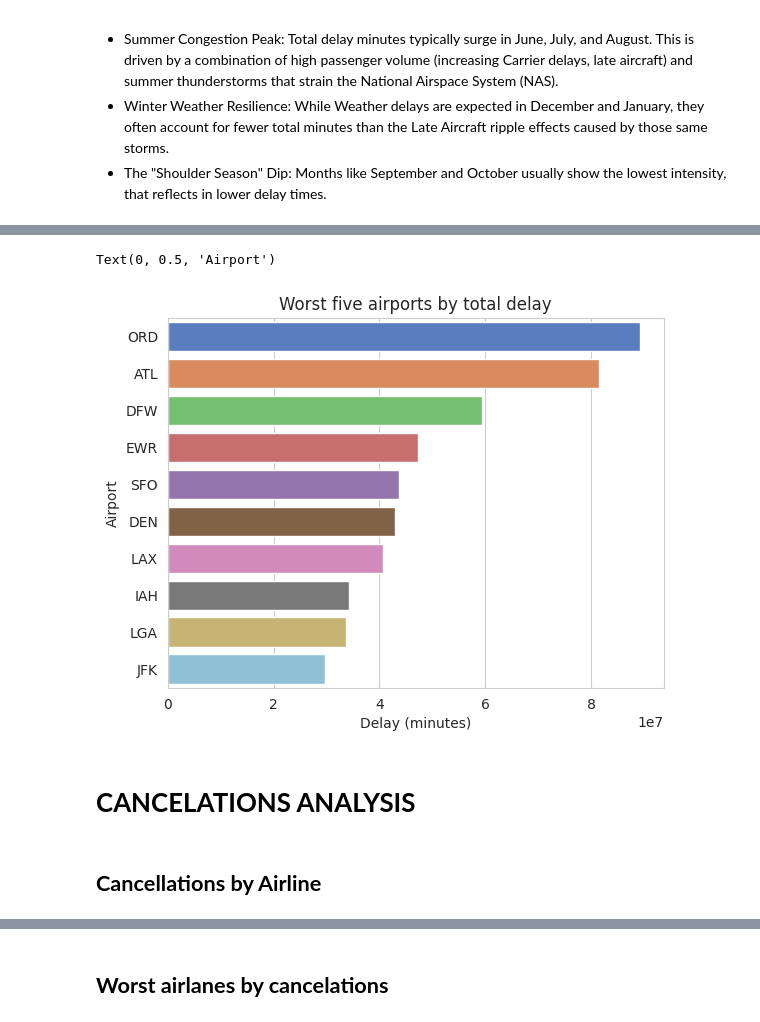
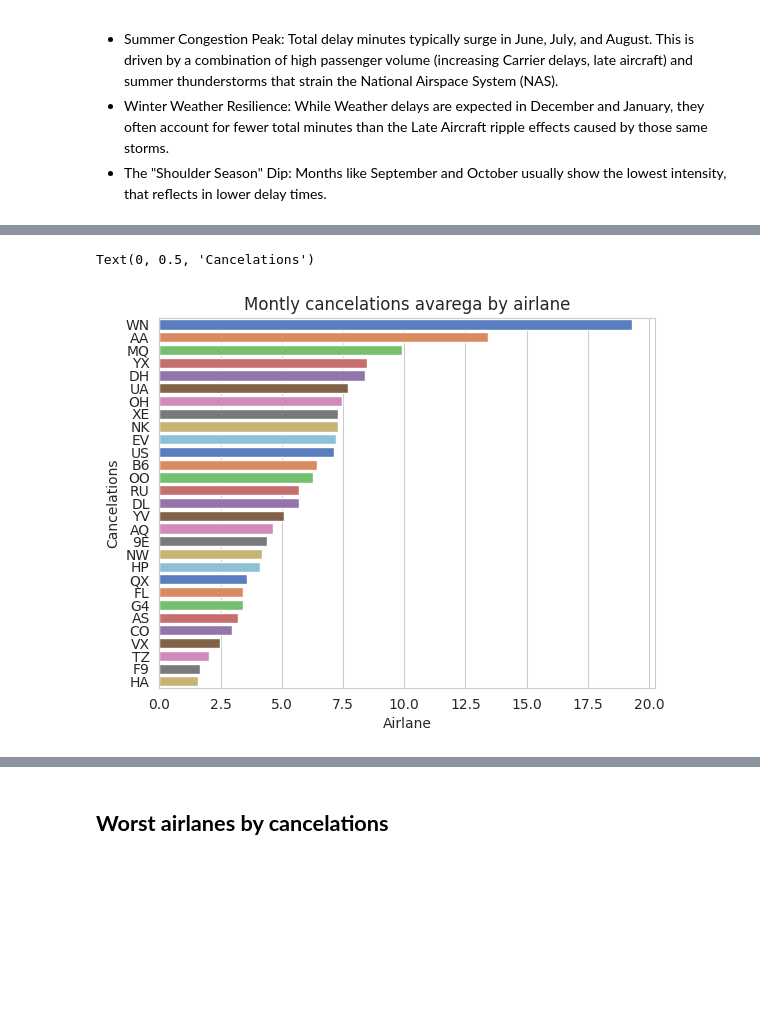
Before and after one commit to vydibot/-Flights-Analysis, a Jupyter notebook: flights-analysis.ipynb, the cells around one changed output, grey strips where cells are left out. Drawn from its saved outputs; the diff is of its cells as text; code cells hidden in the pictures; blank space fills up the shorter version.

Commit message:
Ploting explanation and anaylis | Change in focus for the cancelations analysis from total cancelations to mean of cancelations by airlane

```diff
--- a/flights-analysis.ipynb
+++ b/flights-analysis.ipynb
@@ -393,17 +435,17 @@ Group by airport, sum arr_delay
 # %%
-setArrDelay = df[['airport','arr_delay']]
+setCacelAir = df.dropna(subset = ['carrier', 'carrier_name', 'arr_cancelled'])
 
-sumDelayTop10 = setArrDelay.groupby('airport')['arr_delay'].sum().sort_values(ascending = False).to_frame().head(10)
+setCacelAir = df[['carrier', 'carrier_name', 'arr_cancelled']]
 
-sns.barplot(data=sumDelayTop10, y=sumDelayTop10.index, x="arr_delay", palette="muted", hue=sumDelayTop10.index, legend=False)
+setCacelAir = setCacelAir.groupby("carrier")['arr_cancelled'].mean().sort_values(ascending = False).to_frame()
 
-plt.title("Worst five airports by total delay")
-plt.xlabel("Delay (minutes)")
-plt.ylabel("Airport")
+setCacelAir
+
+sns.barplot(data=setCacelAir,x='arr_cancelled', y='carrier', palette="muted", hue=setCacelAir.index, legend=False)
+
+plt.title("Montly cancelations avarega by airlane")
+plt.xlabel("Airlane")
+plt.ylabel("Cancelations")
 # %% [output]
-Text(0, 0.5, 'Airport')
+Text(0, 0.5, 'Cancelations')
-[figure, old version]
+[figure, new version]
-# %% [markdown]
-# **CANCELATIONS ANALYSIS**
-# %% [markdown]
-## **Cancellations by Airline**
```
Also changed, not shown: parts of 11 cells of this notebook.
